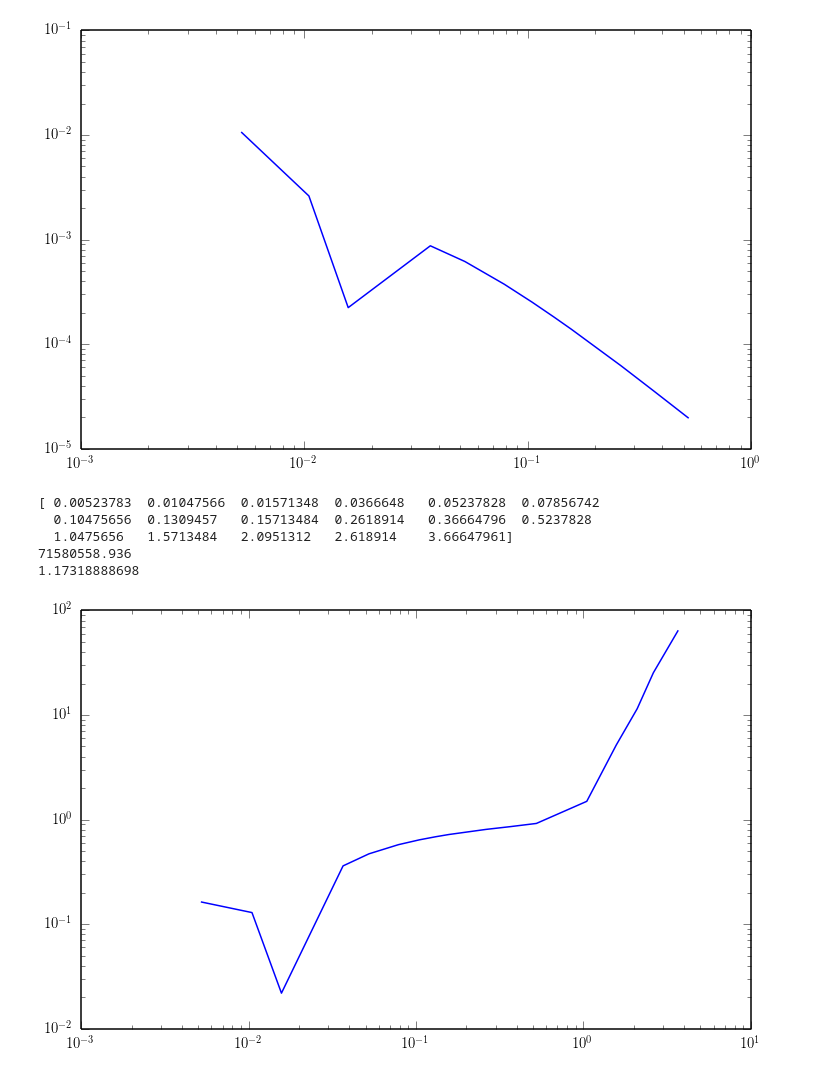
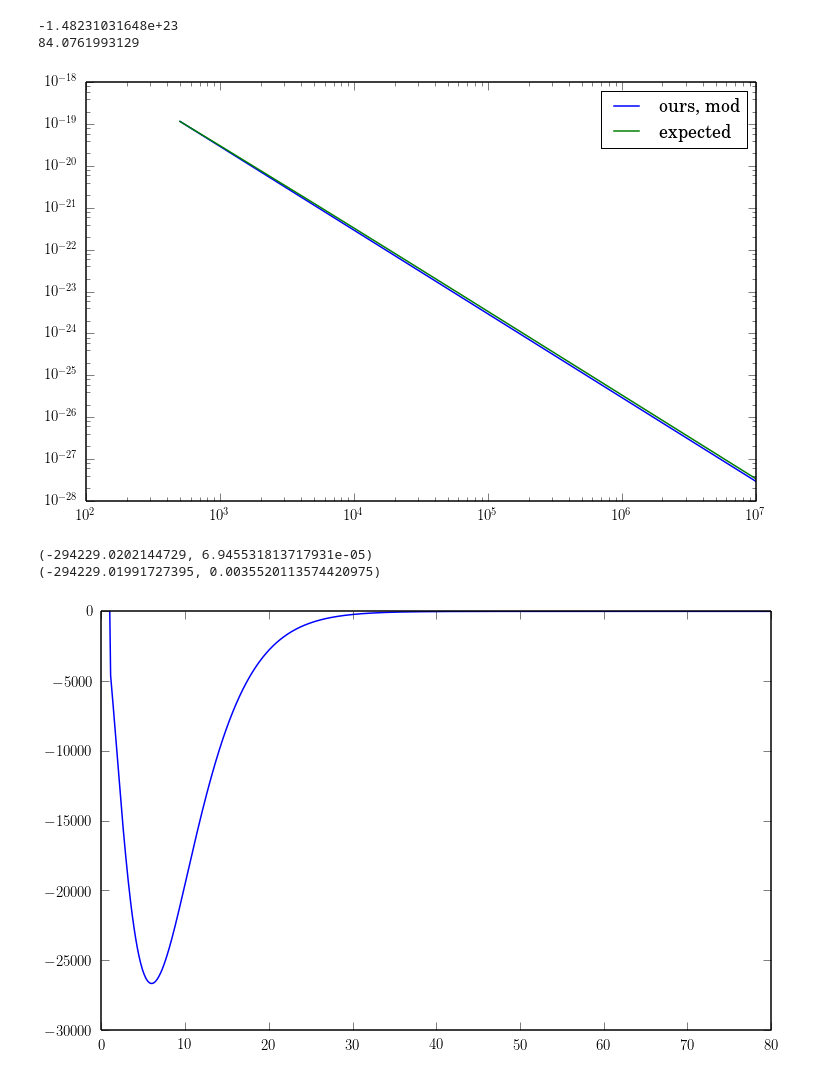
Before and after one commit to aapandy2/Spring_16, a Jupyter notebook: alpha12_algorithm_test.ipynb, the cells around one changed output. Cells and saved outputs as stored; diff of their text form; code cells hidden in the pictures.

```diff
--- a/alpha12_algorithm_test.ipynb
+++ b/alpha12_algorithm_test.ipynb
@@ -286,18 +367,24 @@ pl.legend(loc='lower right')
-# %%
-data = np.loadtxt('/home/alex/Desktop/vs_nu_c.txt')
-pl.loglog(data[0:12, 1] / np.sin(theta), np.abs(data[0:12, 2]) / (data[0:12, 0] * nu_c))
-pl.show()
-#pl.loglog(data[0:13, 1] / np.sin(theta), np.abs(data[0:13, 2]) / data[0:13, 3] / (data[0:13, 0] * nu_c) / 71580558.936)
-pl.loglog(data[:, 1] / np.sin(theta), np.abs(data[:, 2]) / data[:, 3] / (data[:, 0] * nu_c) / 71580558.936)
-
-print data[:, 1] / np.sin(theta)
-print -data[12, 2] * 1e4
-print nu_c / (-data[12, 2] * 1e4)
-# %% [output]
-[figure, removed]
-[ 0.00523783  0.01047566  0.01571348  0.0366648   0.05237828  0.07856742
-  0.10475656  0.1309457   0.15713484  0.2618914   0.36664796  0.5237828
-  1.0475656   1.5713484   2.0951312   2.618914    3.66647961]
-71580558.936
-1.17318888698
-[figure, removed]
+# %%
+data  = np.loadtxt('/home/alex/Desktop/high_T_test.txt')
+x = np.arange(1e3, 1e7, 1e3)
+#pl.loglog(x, x**-2. / 3e13, label='p=2')
+#pl.loglog(data[:, 0], data[:, 2] / -1.48231031648e+23, label='ours')
+pl.loglog(data[:, 0], -data[:, 2] / (data[:, 0] * nu_c)**2. / 84, label='ours, mod')
+pl.loglog(data[:, 0], data[:, 4], label='expected')
+pl.legend()
+print data[0, 2] / data[0, 4]
+print -data[0, 2] / (data[0, 0] * nu_c)**2. / data[0, 4]
+# %% [output]
+-1.48231031648e+23
+84.0761993129
+[figure, added]
+# %%
+p_bar = -0.0
+a = np.arange(a_min(p_bar, nu), a_min(p_bar, nu)*80, 0.1)
+pl.plot(a, np.vectorize(integrand_other_term)(a, p_bar, nu))
+print quad(lambda a: integrand_other_term(a, p_bar, nu), a_min(p_bar, nu), np.inf)
+print quad(lambda a: integrand_other_term(a, p_bar, nu), a_min(p_bar, nu), a_min(p_bar, nu)*80)
+# %% [output]
+(-294229.0202144729, 6.945531813717931e-05)
+(-294229.01991727395, 0.0035520113574420975)
+[figure, added]
```
Also changed, not shown: parts of 8 cells of this notebook.
